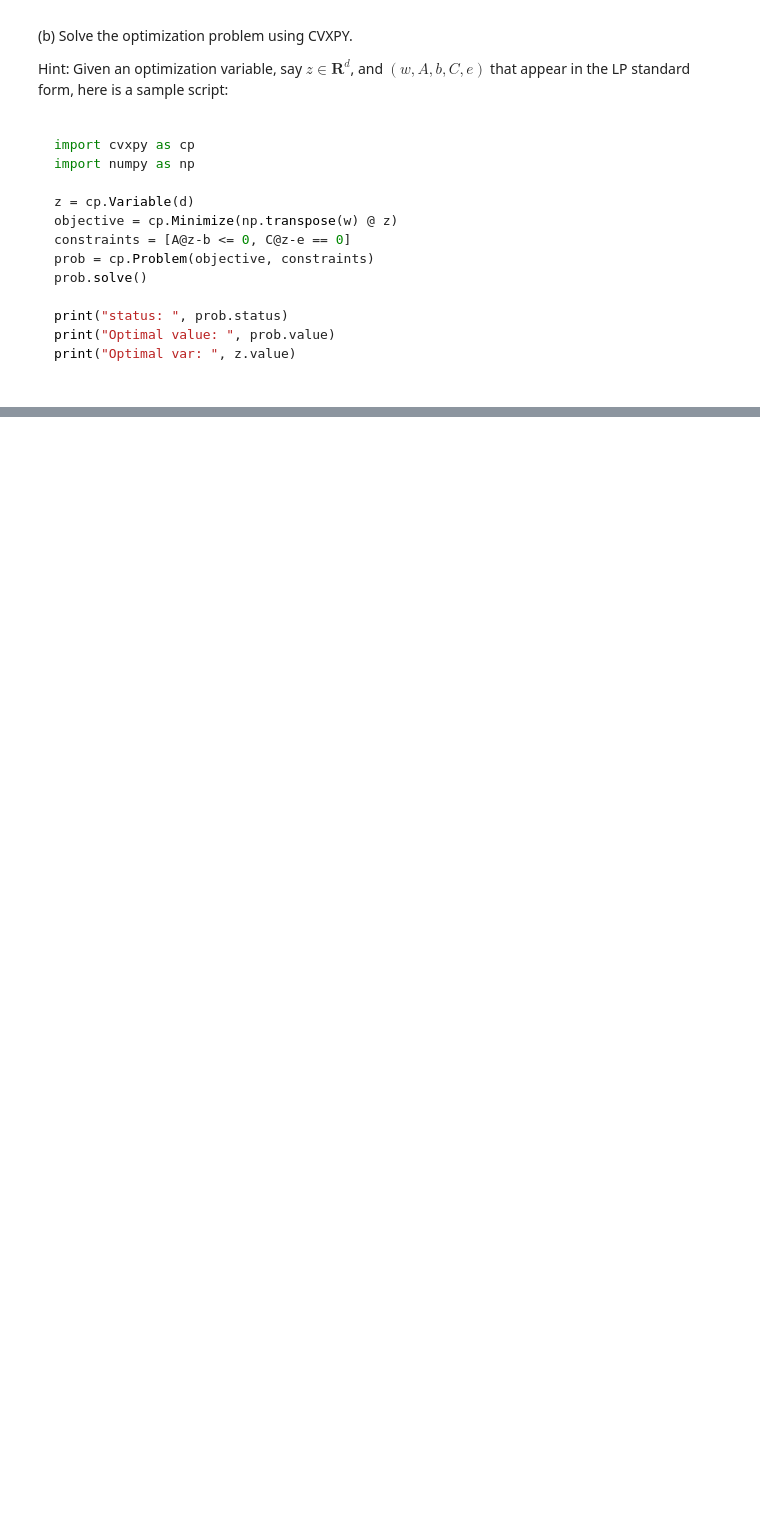
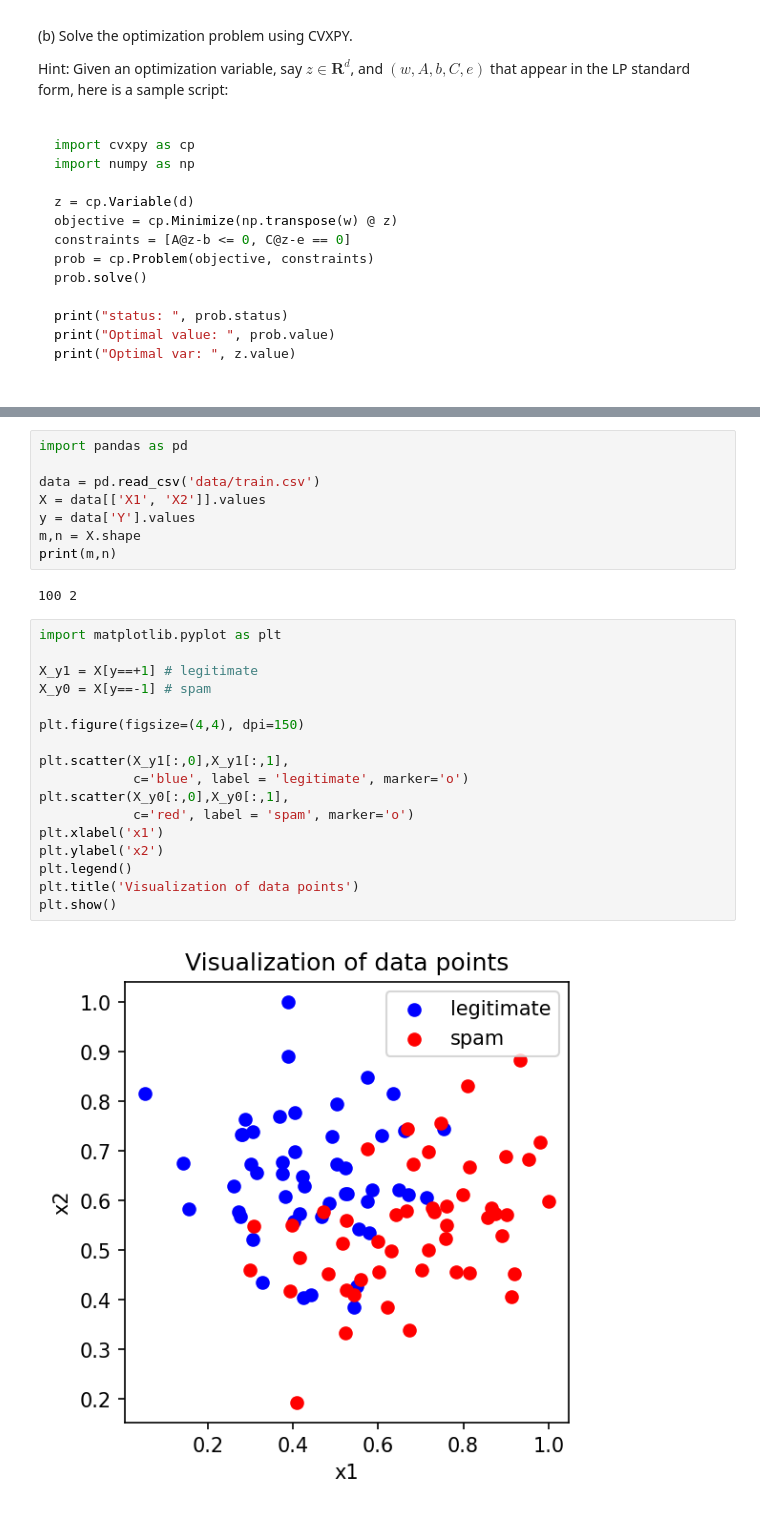
Before and after one commit to webb-c/convex_optimization, a Jupyter notebook: ps02.ipynb, the cells around one changed output, grey strips where cells are left out. Saved outputs shown, nothing was run; the diff lists cells and outputs as text; blank space fills up the shorter version.

```diff
--- a/ps02.ipynb
+++ b/ps02.ipynb
@@ -195,0 +192,29 @@ Using a Python code, compute the test error of the LS classifier. Which classifi
+# %%
+import pandas as pd
+
+data = pd.read_csv('data/train.csv')
+X = data[['X1', 'X2']].values
+y = data['Y'].values
+m,n = X.shape
+print(m,n)
+# %% [output]
+100 2
+# %%
+import matplotlib.pyplot as plt
+
+X_y1 = X[y==+1] # legitimate
+X_y0 = X[y==-1] # spam
+
+plt.figure(figsize=(4,4), dpi=150)
+
+plt.scatter(X_y1[:,0],X_y1[:,1],
+            c='blue', label = 'legitimate', marker='o')
+plt.scatter(X_y0[:,0],X_y0[:,1],
+            c='red', label = 'spam', marker='o')
+plt.xlabel('x1')
+plt.ylabel('x2')
+plt.legend()
+plt.title('Visualization of data points')
+plt.show()
+# %% [output]
+[figure, added]
```
Also changed, not shown: parts of 8 cells of this notebook, 1 other file.
